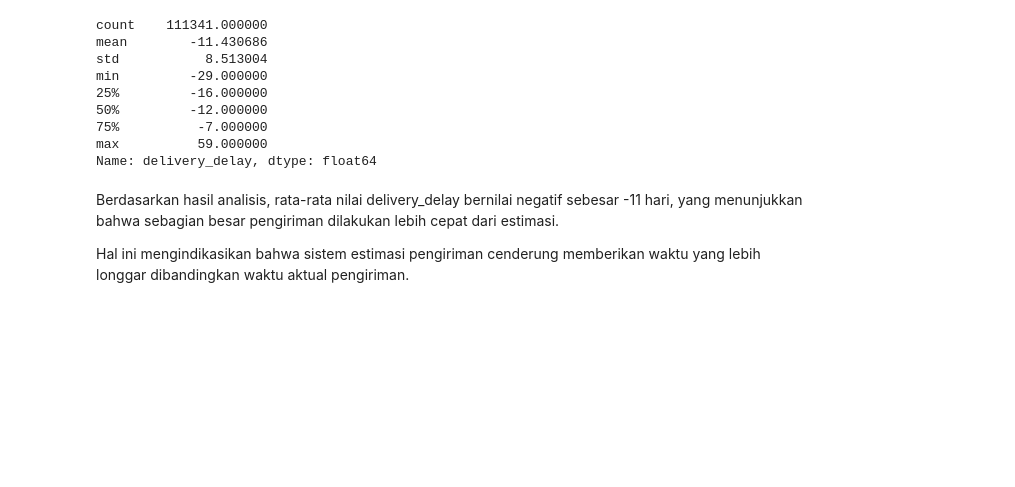
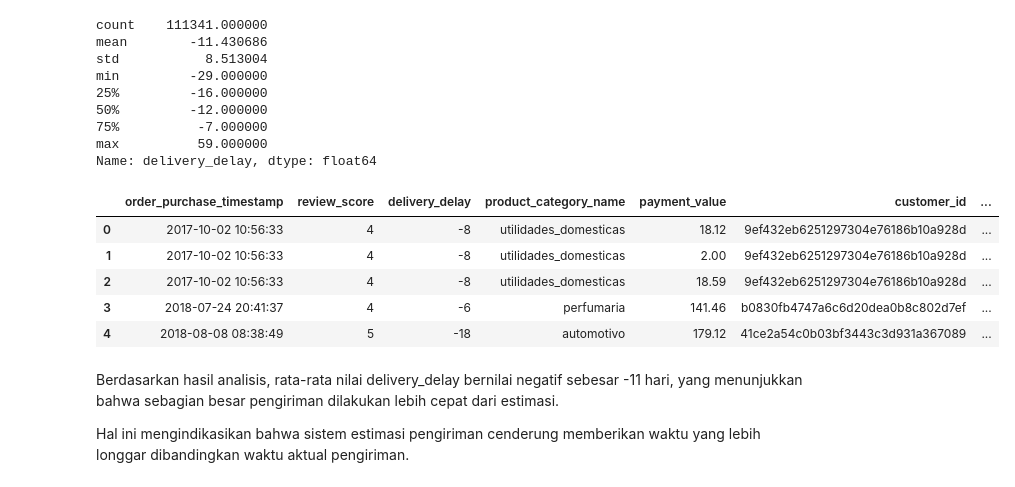
Before and after one commit to rafidjanur/Fundamental_analisis_data, a Jupyter notebook: notebook.ipynb, the cells around one changed output. Cells and saved outputs as stored; diff of their text form; code cells hidden in the pictures; blank space fills up the shorter version.

```diff
--- a/notebook.ipynb
+++ b/notebook.ipynb
@@ -476,6 +456,27 @@ min         -29.000000
 75%          -7.000000
 max          59.000000
 Name: delivery_delay, dtype: float64
+# %%
+cols_to_keep = [
+    "order_purchase_timestamp",
+    "review_score",
+    "delivery_delay",
+    "product_category_name",
+    "payment_value",
+    "customer_id",
+    'order_id'
+]
+
+df = df[cols_to_keep]
+# %%
+df.head()
+# %% [output]
+|  | order_purchase_timestamp | review_score | delivery_delay | product_category_name | payment_value | customer_id | ... |
+| 0 | 2017-10-02 10:56:33 | 4 | -8 | utilidades_domesticas | 18.12 | 9ef432eb6251297304e76186b10a928d | ... |
+| 1 | 2017-10-02 10:56:33 | 4 | -8 | utilidades_domesticas | 2.00 | 9ef432eb6251297304e76186b10a928d | ... |
+| 2 | 2017-10-02 10:56:33 | 4 | -8 | utilidades_domesticas | 18.59 | 9ef432eb6251297304e76186b10a928d | ... |
+| 3 | 2018-07-24 20:41:37 | 4 | -6 | perfumaria | 141.46 | b0830fb4747a6c6d20dea0b8c802d7ef | ... |
+| 4 | 2018-08-08 08:38:49 | 5 | -18 | automotivo | 179.12 | 41ce2a54c0b03bf3443c3d931a367089 | ... |
 # %%
 df.to_csv("main_data.csv", index=False)
 # %% [markdown]
```
Also changed, not shown: parts of 3 cells of this notebook, 1 other file.
